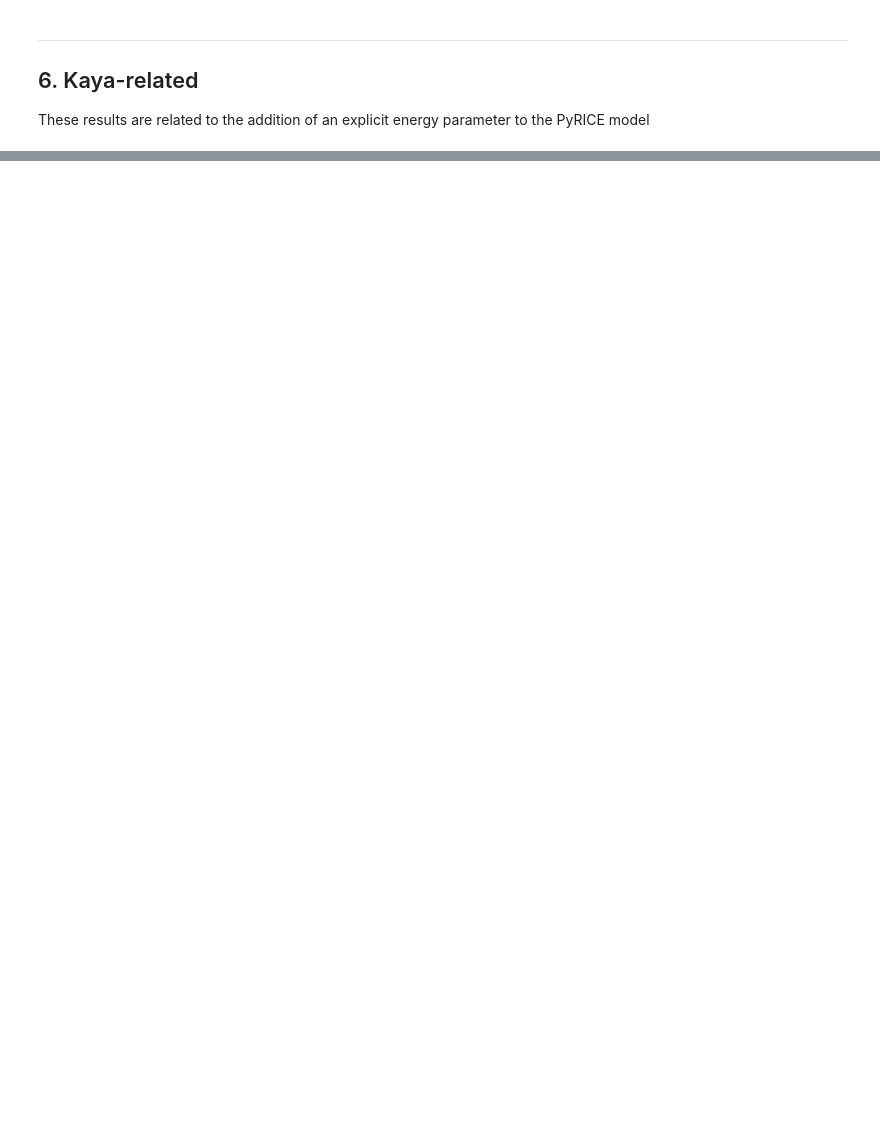
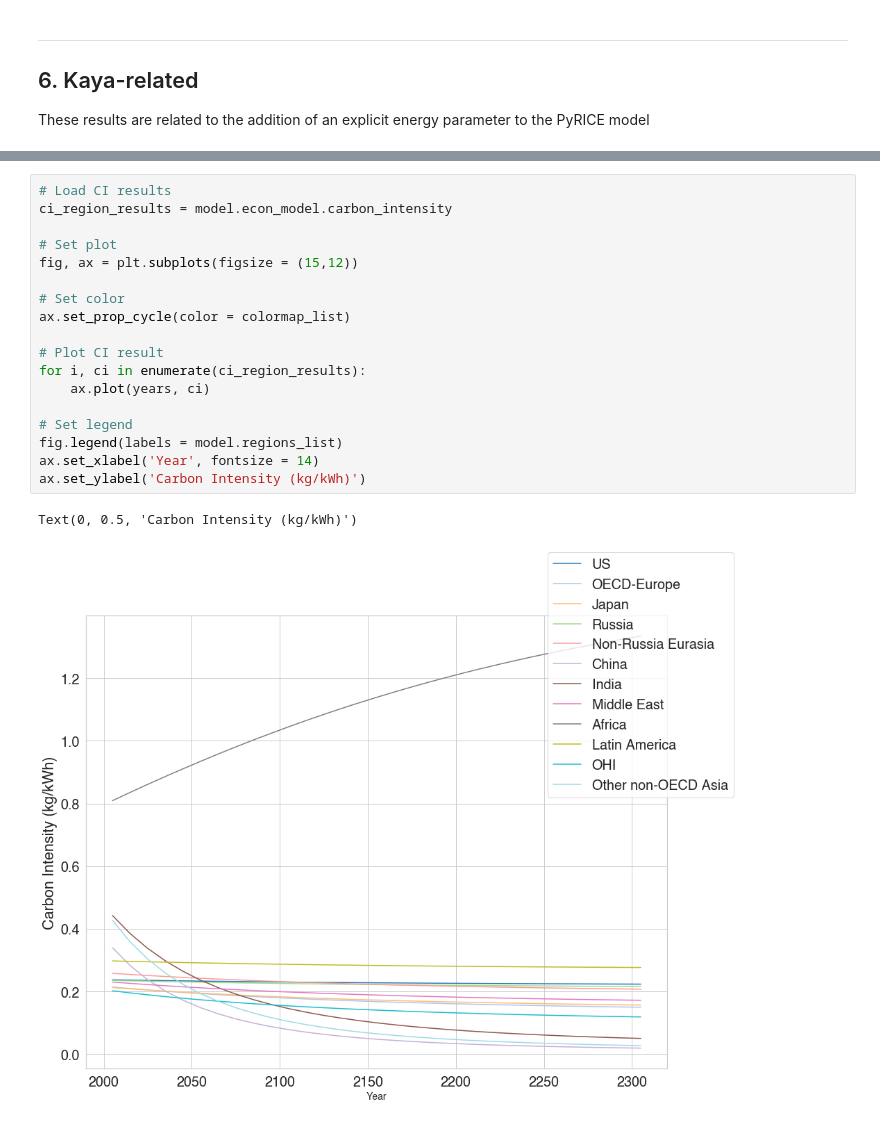
Before and after one commit to maryamalki/PyRICE_2022, a Jupyter notebook: examples/simulation.ipynb, the cells around one changed output, grey strips where cells are left out. Cells and saved outputs as stored; diff of their text form; blank space fills up the shorter version.

```diff
--- a/examples/simulation.ipynb
+++ b/examples/simulation.ipynb
@@ -409,0 +327,21 @@ df_sigma_init
+# %%
+# Load CI results
+ci_region_results = model.econ_model.carbon_intensity
+
+# Set plot
+fig, ax = plt.subplots(figsize = (15,12))
+
+# Set color
+ax.set_prop_cycle(color = colormap_list)
+
+# Plot CI result
+for i, ci in enumerate(ci_region_results):
+    ax.plot(years, ci)
+
+# Set legend
+fig.legend(labels = model.regions_list)
+ax.set_xlabel('Year', fontsize = 14)
+ax.set_ylabel('Carbon Intensity (kg/kWh)')
+# %% [output]
+Text(0, 0.5, 'Carbon Intensity (kg/kWh)')
+[figure, added]
```
Also changed, not shown: parts of 25 cells of this notebook, 6 other files.
